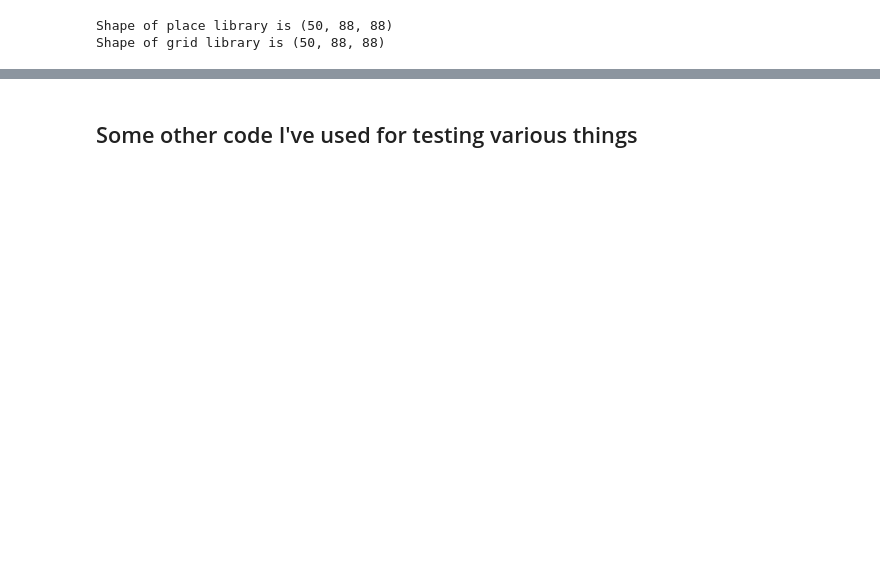
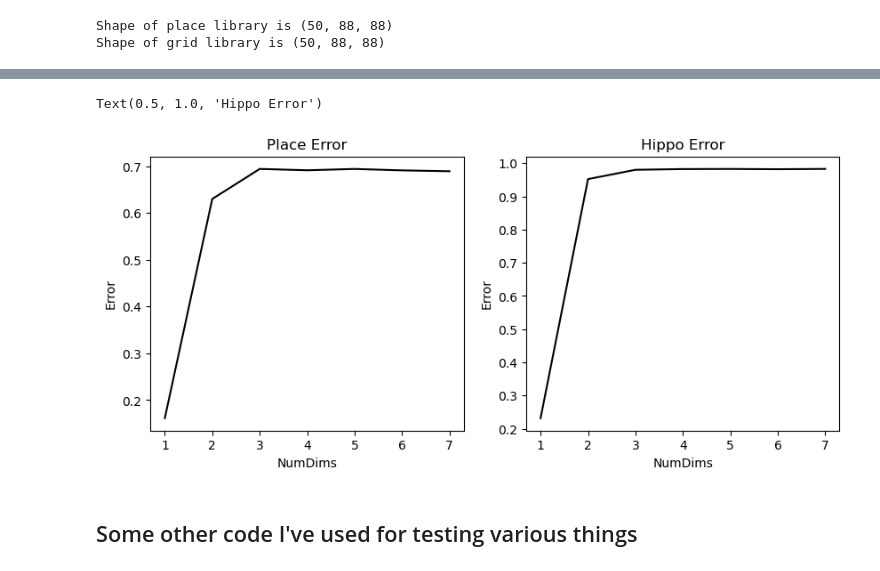
Before and after one commit to landoskape/mindAlgorithm, a Jupyter notebook: mindSimulations.ipynb, the cells around one changed output, grey strips where cells are left out. Cells and saved outputs as stored; diff of their text form; code cells hidden in the pictures; blank space fills up the shorter version.

Commit message:
ipynbToDimReductionAnalysis
included code for reconstruction error, and for loop for evaluating optimal dimensionality

```diff
--- a/mindSimulations.ipynb
+++ b/mindSimulations.ipynb
@@ -162,11 +125,11 @@ placeMind.constructForest(numTrees)
 placeMind.summarizeForest()
 placeMind.constructScaffold()
 # %%
-opts = {'scaffoldPoints':800,'nLeaf':100}
+opts = {'numScafPoints':800,'nLeaf':100}
 numTrees = 50
 
 hippoMind = mind.mindModel(opts)
-hippoMind.addData(hippoActivity.T)
+hippoMind.addData(hippoActivity)
 hippoMind.constructForest(numTrees)
 hippoMind.summarizeForest()
 hippoMind.constructScaffold()
@@ -222,10 +195,8 @@ plt.colorbar(xx,ax=ax[1],label='logProb')
 # %%
-# Implement MDS, optimize forward & reverse mappings
-numDimsMDS = 4
-placeMind.performMDS(numDimsMDS)
-placeMind.optimizeForwardMapping()
-placeMind.optimizeBackwardMapping()
-hippoMind.performMDS(numDimsMDS)
-hippoMind.optimizeForwardMapping()
-hippoMind.optimizeBackwardMapping()
+# Optimize Forward and Backward Mapping
+dimRec = np.arange(1,8)
+placeMind.optimizeForwardMapping(dimRec, numIterations=5, frac2test=0.1, kOptions=None, lamOptions=None)
+placeMind.optimizeBackwardMapping(dimRec, numIterations=5, frac2test=0.1, kOptions=None, lamOptions=None)
+hippoMind.optimizeForwardMapping(dimRec, numIterations=5, frac2test=0.1, kOptions=None, lamOptions=None)
+hippoMind.optimizeBackwardMapping(dimRec, numIterations=5, frac2test=0.1, kOptions=None, lamOptions=None)
 # %% [output]
@@ -233,19 +206,21 @@ Alert: best lambda in optimizeForwardMapping was an edge case (the smallest opti
 # %%
 # Now run data through mds and reconstructions with different dimensionalities
-maxDims = 10
-dimRec = np.arange(1,maxDims+1)
 placeError = np.zeros(len(dimRec))
 hippoError = np.zeros(len(dimRec))
 for dri, drval in enumerate(dimRec):
     print(f"Working on reconstruction, D={drval}")
+    cpfk, cpfl = placeMind.getMappingParameters(drval, 'forward')
+    cpbk, cpbl = placeMind.getMappingParameters(drval, 'backward')
+    chfk, chfl = hippoMind.getMappingParameters(drval, 'forward')
+    chbk, chbl = hippoMind.getMappingParameters(drval, 'backward')
     # Produce a mapping of the landmark points
-    placeMap.performMDS(drval, updateObject=True)
-    hippoMap.performMDS(drval, updateObject=True)
+    placeMap = placeMind.performMDS(drval, updateObject=False, returnCoord=True, verbose=False)
+    hippoMap = hippoMind.performMDS(drval, updateObject=False, returnCoord=True, verbose=False)
     # Do forward and backward mapping of all the data
-    cpForward = placeMap.forwardMapping(placeMap.drData)
-    cpReconstruction = placeMap.backwardMapping(cpForward)
-    chForward = hippoMap.forwardMapping(hippoMap.drData)
-    chReconstruction = hippoMap.backwardMapping(chForward)
+    cpForward = placeMind.mapping(placeMind.drData, placeMind.scafData, placeMap, k=cpfk, lam=cpfl)
+    cpReconstruction = placeMind.mapping(cpForward, placeMap, placeMind.scafData, k=cpbk, lam=cpbl)
+    chForward = hippoMind.mapping(hippoMind.drData, hippoMind.scafData, hippoMap, k=chfk, lam=chfl)
+    chReconstruction = hippoMind.mapping(chForward, hippoMap, hippoMind.scafData, k=chbk, lam=chbl)
     # And Compute Error
-    placeError[dri] = np.sqrt(np.sum((cpReconstruction - placeMap.drData)**2))
-    hippoError[dri] = np.sqrt(np.sum((chReconstruction - hippoMap.drData)**2))
+    placeError[dri] = mind.reconstructionError(placeMind.drData, cpReconstruction)
+    hippoError[dri] = mind.reconstructionError(hippoMind.drData, chReconstruction)
@@ -252,12 +235,15 @@ for dri, drval in enumerate(dimRec):
 # %%
-fig, ax = plt.subplots(1,2,figsize=(8,4))
+fig, ax = plt.subplots(1,2,figsize=(10,4))
 ax[0].plot(dimRec, placeError, c='k')
 ax[0].set_xlabel('NumDims')
 ax[0].set_ylabel('Error')
 ax[0].set_title('Place Error')
 ax[1].plot(dimRec, hippoError, c='k')
 ax[1].set_xlabel('NumDims')
 ax[1].set_ylabel('Error')
 ax[1].set_title('Hippo Error')
+# %% [output]
+Text(0.5, 1.0, 'Hippo Error')
+[figure, added]
 # %% [markdown]
 ## Some other code I've used for testing various things
```
Also changed, not shown: parts of 17 cells of this notebook, 3 other files.
